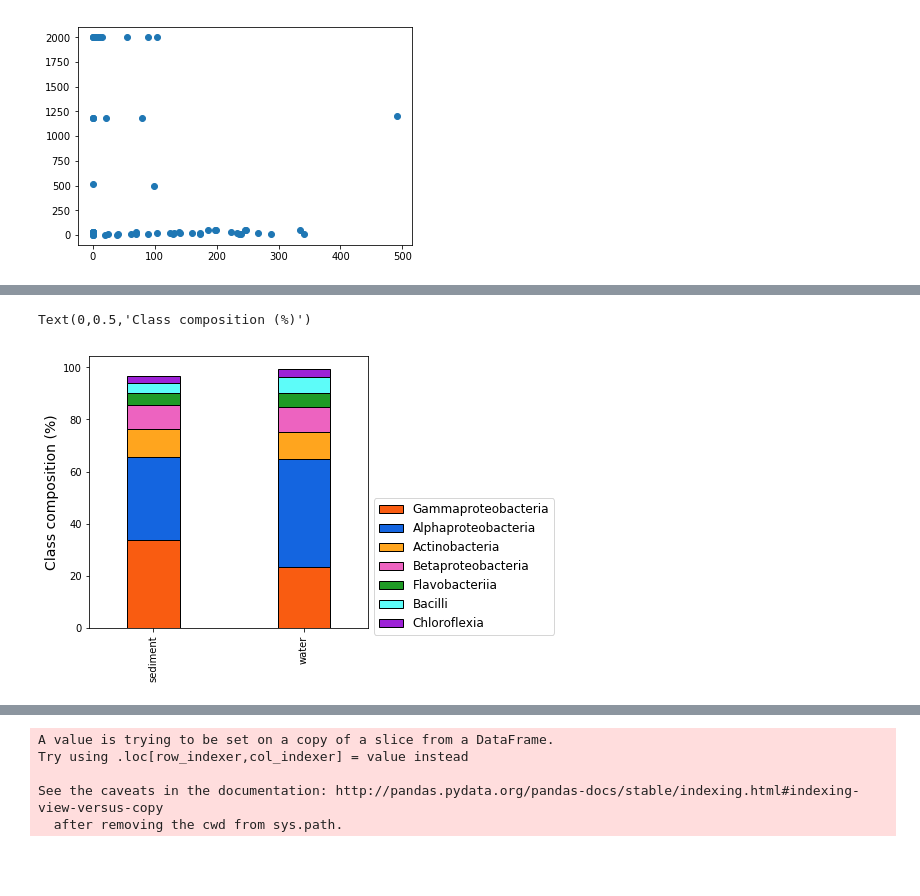
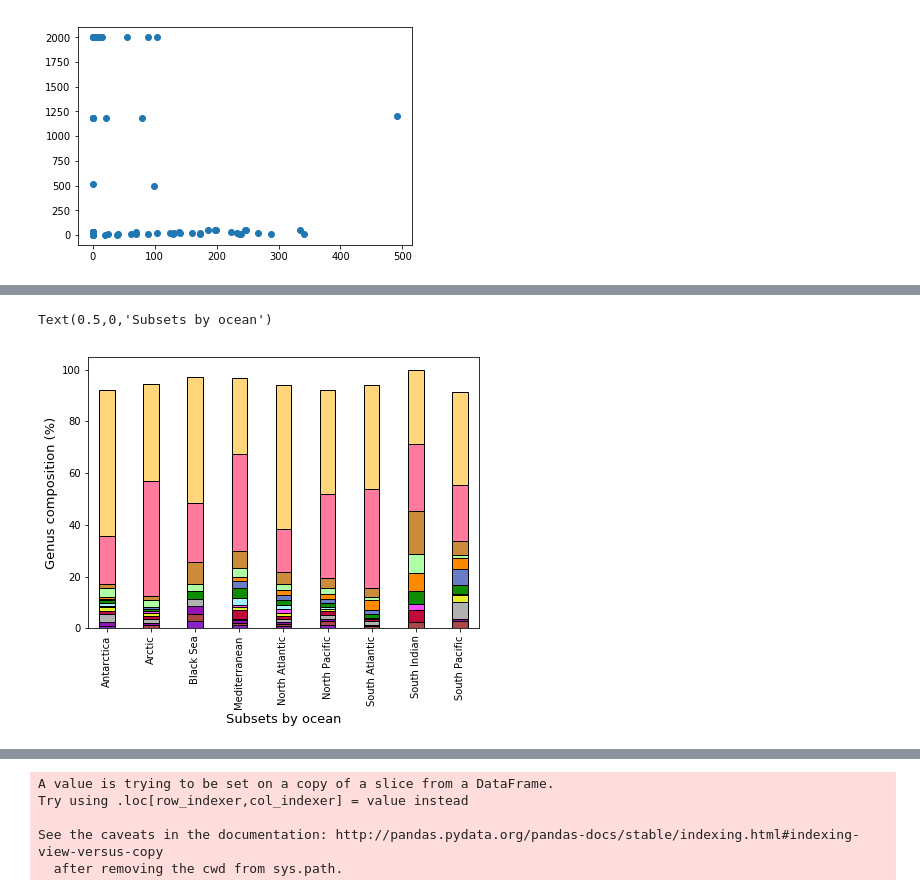
Before and after one commit to utn100/Public-genomic-data-scraping, a Jupyter notebook: Metagenome_analysis.ipynb, the cells around one changed output, grey strips where cells are left out. Cells and saved outputs as stored; diff of their text form; code cells hidden in the pictures; blank space fills up the shorter version.

```diff
--- a/Metagenome_analysis.ipynb
+++ b/Metagenome_analysis.ipynb
@@ -821,2 +943,4 @@ def plot_taxon_bars(taxon_df,taxon_level1,taxon_level2,genename,no_todisplay = 5
     plt.xlabel('Count')
+# %%
+alkb_rhos.rename(columns={'RHO_counts':'RHD_counts'},inplace=True)
 # %%
@@ -1455,0 +1958,17 @@ ALK_taxon, ALK_percent = get_groupby_percent(ALK[ALK['Relative location']=='open
+# %%
+table = ALK_genus_percent.sort_values(by='North Atlantic',ascending=False).head(15).sort_values(by='North Atlantic')
+#table.drop("South Indian",1,inplace=True)
+s_dict = {}
+for col in table.columns:
+    s_dict[col]=100-table[col].sum()
+s = pd.DataFrame(s_dict,index=['Others'])
+table = s.append(table)
+
+ax=table.T.plot(kind='bar',stacked=True,figsize=(7,7),width = 0.35,
+         edgecolor = 'black',legend=False,color=genus_colors)
+handles, labels = ax.get_legend_handles_labels()
+ax.legend(handles[::-1], labels[::-1], loc='best', bbox_to_anchor=(1, 1))
+#fig=plt.xticks(np.arange(9), rotation=90,fontsize=11)
+plt.ylabel('Genus composition (%)',fontsize=13)
+plt.xlabel('Subsets by ocean',fontsize=13)
+#plt.savefig("GOM_HC_figures/AlkB_genus_byocean_water_<200m.png",dpi=300,bbox_inches='tight')
@@ -1455,0 +2000,9 @@ ALK_taxon, ALK_percent = get_groupby_percent(ALK[ALK['Relative location']=='open
+# %%
+table2['Antarctica'] = [0] * table2.shape[0]
+table2['Arctic'] = [0] * table2.shape[0]
+table2['Black Sea'] = [0] * table2.shape[0]
+ocean_orders = ['Antarctica', 'Arctic', 'Black Sea', 'Mediterranean', 'North Atlantic',
+       'South Atlantic','North Pacific','South Pacific', 'South Indian']
+table2 = table2[ocean_orders]
+#table1['South Indian']=[0]*table1.shape[0] # for RHO only
+table1 = table1[ocean_orders]
@@ -1456,12 +2079,12 @@ ALK_taxon, ALK_percent = get_groupby_percent(ALK[ALK['Relative location']=='open
 # %%
-RHO_percent.sort_values(by='sediment',ascending=False).head(7).T.plot(kind='bar',stacked=True,
-                                                                  figsize=(5,5),width = 0.35,
-                                                                  colors=['#f95c11','#1465e0','#ffa51e','#ed63c0','#1f9b25','#5dfcf9','#9d22d6'],
-                                                                 edgecolor = 'black')
-plt.legend(loc='best',bbox_to_anchor=(1,0.5),fontsize=12)
-plt.ylabel('Class composition (%)', fontsize=14)
-
-#plt.savefig('GOM_HC_figures/RHO_class_stacked_deepshallow_v2.png',bbox_inches='tight',dpi=300)
+ax1=table1.T.plot(kind='bar',stacked=True,figsize=(7,5),width = 0.35,
+         edgecolor = 'black',legend=False,color=genus_colors)
+handles, labels = ax.get_legend_handles_labels()
+ax.legend(handles[::-1], labels[::-1], loc='best', bbox_to_anchor=(1, 1))
+#fig=plt.xticks(np.arange(9), rotation=90,fontsize=11)
+plt.ylabel('Genus composition (%)',fontsize=13)
+plt.xlabel('Subsets by ocean',fontsize=13)
+#plt.savefig("GOM_HC_figures/AlkB_genus_byocean_water_<200m.png",dpi=300,bbox_inches='tight')
 # %% [output]
-Text(0,0.5,'Class composition (%)')
+Text(0.5,0,'Subsets by ocean')
-[figure, old version]
+[figure, new version]
```
Also changed, not shown: parts of 246 cells of this notebook.
